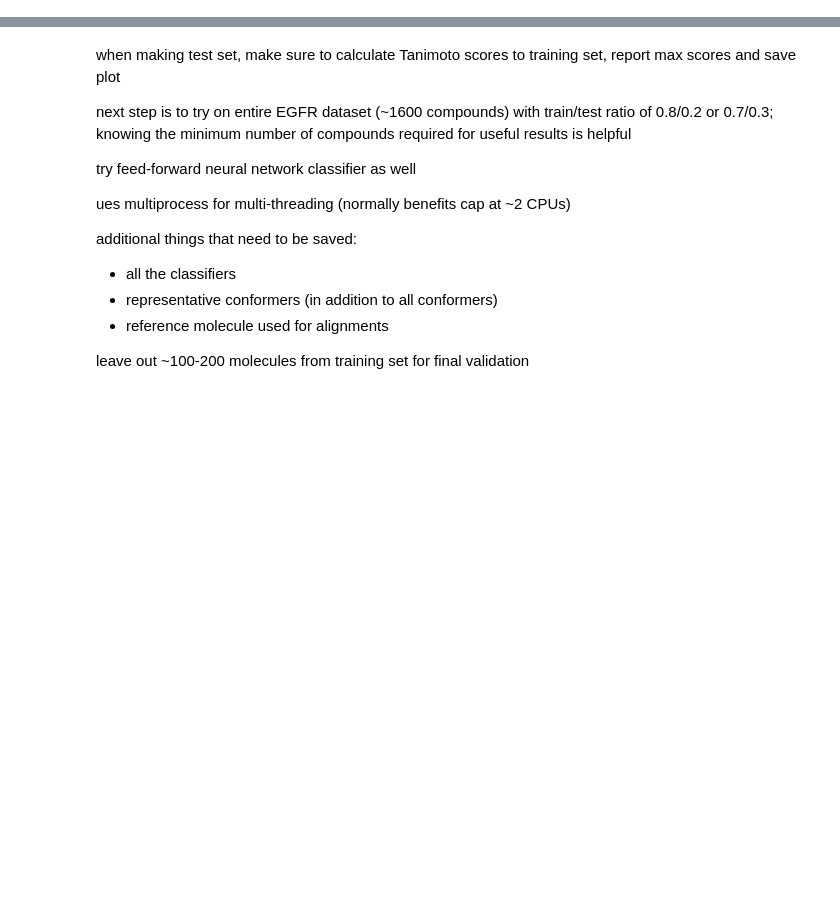
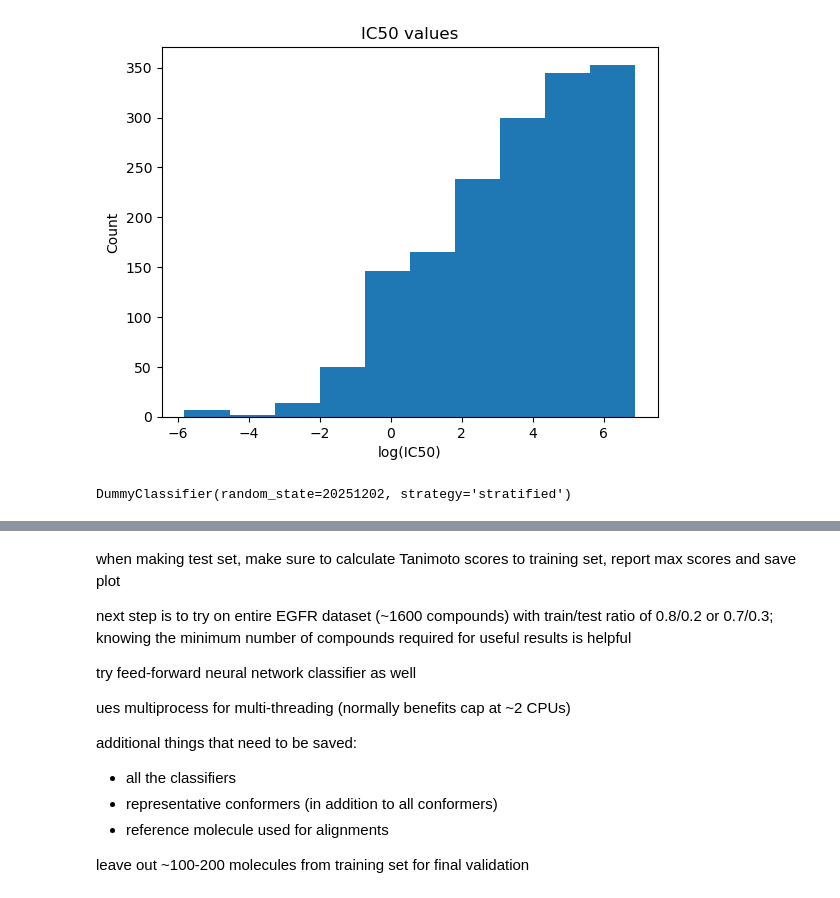
Before and after one commit to mghahremanpour/PharmMap, a Jupyter notebook: testing_notebooks/ph4_screening_test.ipynb, the cells around one changed output, grey strips where cells are left out. Saved outputs shown, nothing was run; the diff lists cells and outputs as text; code cells hidden in the pictures; blank space fills up the shorter version.

```diff
--- a/testing_notebooks/ph4_screening_test.ipynb
+++ b/testing_notebooks/ph4_screening_test.ipynb
@@ -45,0 +84,17 @@ training_set = hits_multiple_confs+decoys_multiple_confs
+# %%
+fig,ax=plt.subplots()
+ax.hist(np.log(EGFR_ligands['Potency [nM]']))
+ax.set_xlabel('log(IC50)')
+ax.set_ylabel('Count')
+ax.set_title('IC50 values')
+plt.savefig('/home/draytj01/workspace/figures/EGFR_dataset_IC50.png',bbox_inches='tight')
+plt.show()
+# %% [output]
+[figure, added]
+# %%
+features = np.ones((15186,410))
+labels = [1]*862+[0]*14324
+dummy_clf = skl.dummy.DummyClassifier(strategy='stratified',random_state=20251202)
+dummy_clf.fit(features,labels)
+# %% [output]
+DummyClassifier(random_state=20251202, strategy='stratified')
```
Also changed, not shown: parts of 81 cells of this notebook, 4 other files.
